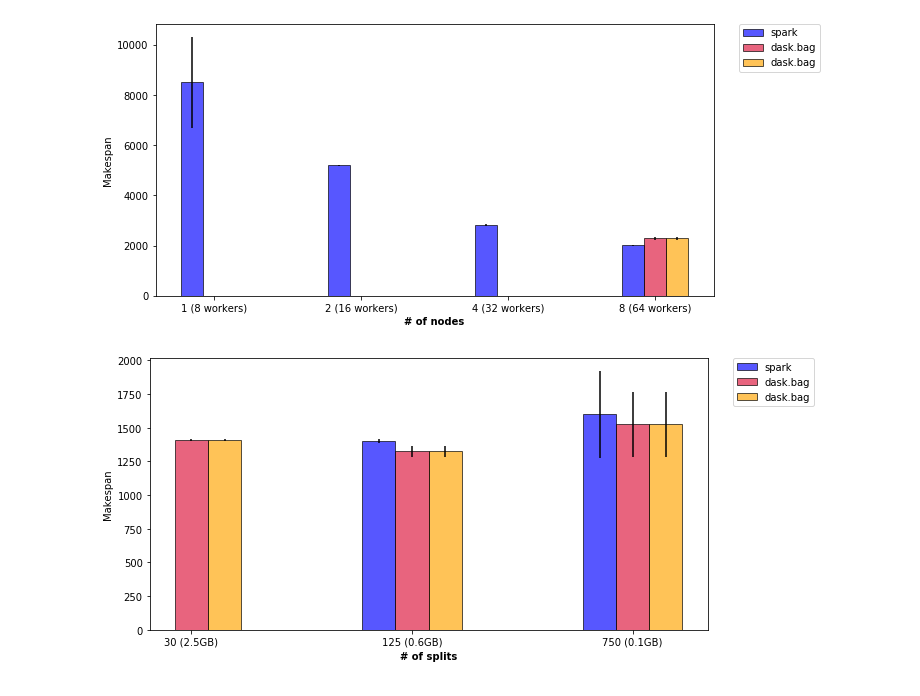
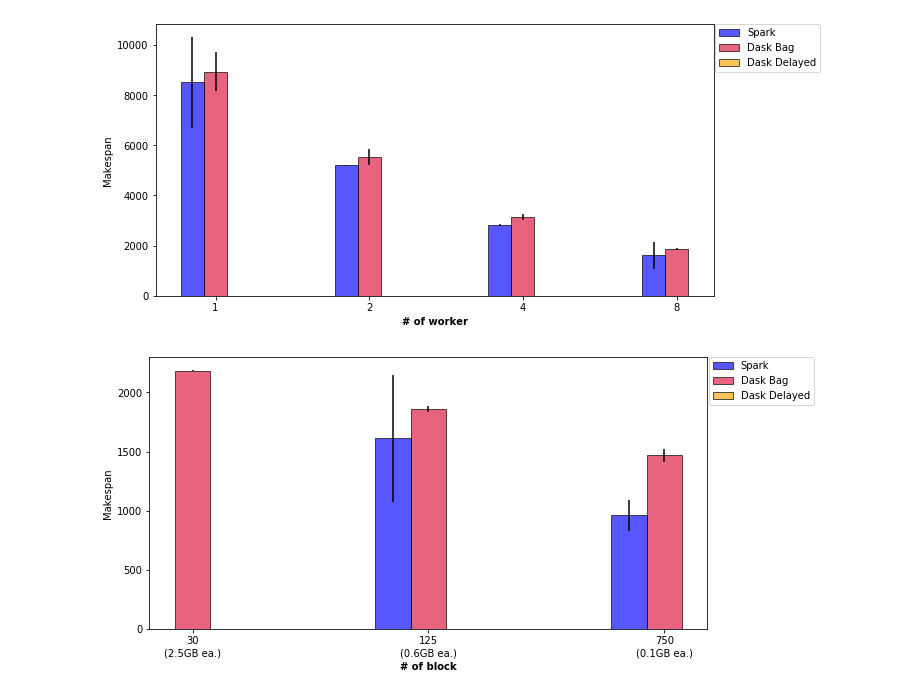
Before and after one commit to big-data-lab-team/paper-big-data-engines, a Jupyter notebook: results/plot-script/bar_plot-histogram.ipynb, the cells around one changed output. Drawn from its saved outputs; the diff is of its cells as text; code cells hidden in the pictures.

Commit message:
Made easier to generate figure for paper

```diff
--- a/results/plot-script/bar_plot-histogram.ipynb
+++ b/results/plot-script/bar_plot-histogram.ipynb
@@ -1,6 +1,6 @@
 # %%
-nb_bench = 5
-col_name = ["func", "start", "end", "filename", "worker", "thread", "process"
+nb_bench = 3
+col_name = ["func", "start", "end", "filename", "worker", "thread", "process"]
 # %%
 from math import sqrt
 import os
@@ -10,7 +10,7 @@ import matplotlib.pyplot as plt
 import pandas as pd
 
 
-def plot_results(exp_type, exp_names, xlabel, xticks_label):
+def plot_results(exp_type, exp_names, xlabel, xticks_label, *, f_out=None):
     # Path to result file
     spark_file = "../{0}/data-{1}/results-spark_{0}-{2}.csv"
     dask_bag_file = "../{0}/data-{1}/results-dask-bag_{0}-{2}.csv"
@@ -39,7 +39,7 @@ def plot_results(exp_type, exp_names, xlabel, xticks_label):
         for exp_name in exp_names
     ]
 
-    dask_bag = [
+    dask_delayed = [
         [
             pd.read_csv(
                 dask_delayed_file.format(exp_type, nth_bench, exp_name), names=col_name
@@ -51,14 +51,17 @@ def plot_results(exp_type, exp_names, xlabel, xticks_label):
     ]
 
     # Calculate statistics
-    spark_stat = {"mean": list(map(np.mean, spark)), "std": list(map(np.std, spark))}
+    spark_stat = {
+        "mean": list(map(np.mean, spark)),
+        "std": list(map(np.std, spark))
+    }
     dask_bag_stat = {
         "mean": list(map(np.mean, dask_bag)),
         "std": list(map(np.std, dask_bag)),
     }
     dask_delayed_stat = {
-        "mean": list(map(np.mean, dask_bag)),
-        "std": list(map(np.std, dask_bag)),
+        "mean": list(map(np.mean, dask_delayed)),
+        "std": list(map(np.std, dask_delayed)),
     }
 
     # Generate plot
@@ -79,7 +82,7 @@ def plot_results(exp_type, exp_names, xlabel, xticks_label):
         width=barWidth,
         edgecolor="black",
         alpha=0.66,
-        label="spark",
+        label="Spark",
     )
     plt.bar(
         r2,
@@ -89,7 +92,7 @@ def plot_results(exp_type, exp_names, xlabel, xticks_label):
         width=barWidth,
         edgecolor="black",
         alpha=0.66,
-        label="dask.bag",
+        label="Dask Bag",
     )
     plt.bar(
         r3,
@@ -99,7 +102,7 @@ def plot_results(exp_type, exp_names, xlabel, xticks_label):
         width=barWidth,
         edgecolor="black",
         alpha=0.66,
-        label="dask.bag",
+        label="Dask Delayed",
     )
 
     # Add xticks on the middle of the group bars
@@ -108,22 +111,28 @@ def plot_results(exp_type, exp_names, xlabel, xticks_label):
     plt.ylabel("Makespan")
 
     plt.legend(loc="upper right", bbox_to_anchor=(1.2, 1.02))
+
+    if f_out:
+        plt.savefig("./figures/"+f_out, bbox_inches='tight')
+
     plt.show()
 # %%
 exp_type = "histogram"
 exp_names = ["1node", "2node", "4node", "baseline"]
-xlabel = "# of nodes"
-xticks_label = ["1 (8 workers)", "2 (16 workers)", "4 (32 workers)", "8 (64 workers)"]
+xlabel = "# of worker"
+xticks_label = ["1", "2", "4", "8"]
+f_out = "histo_worker.png"
 
-plot_results(exp_type, exp_names, xlabel, xticks_label)
+plot_results(exp_type, exp_names, xlabel, xticks_label, f_out=f_out)
 # %% [output]
-[figure, old version]
+[figure, new version]
 # %%
-exp_type = "inc"
+exp_type = "histogram"
 exp_names = ["30chunks", "baseline", "750chunks"]
-xlabel = "# of splits"
-xticks_label = ["30 (2.5GB)", "125 (0.6GB)", "750 (0.1GB)"]
+xlabel = "# of block"
+xticks_label = ["30\n(2.5GB ea.)", "125\n(0.6GB ea.)", "750\n(0.1GB ea.)"]
+f_out = "histo_block.png"
 
-plot_results(exp_type, exp_names, xlabel, xticks_label)
+plot_results(exp_type, exp_names, xlabel, xticks_label, f_out=f_out)
 # %% [output]
-[figure, old version]
+[figure, new version]
```
Also changed, not shown: 5 other files.
